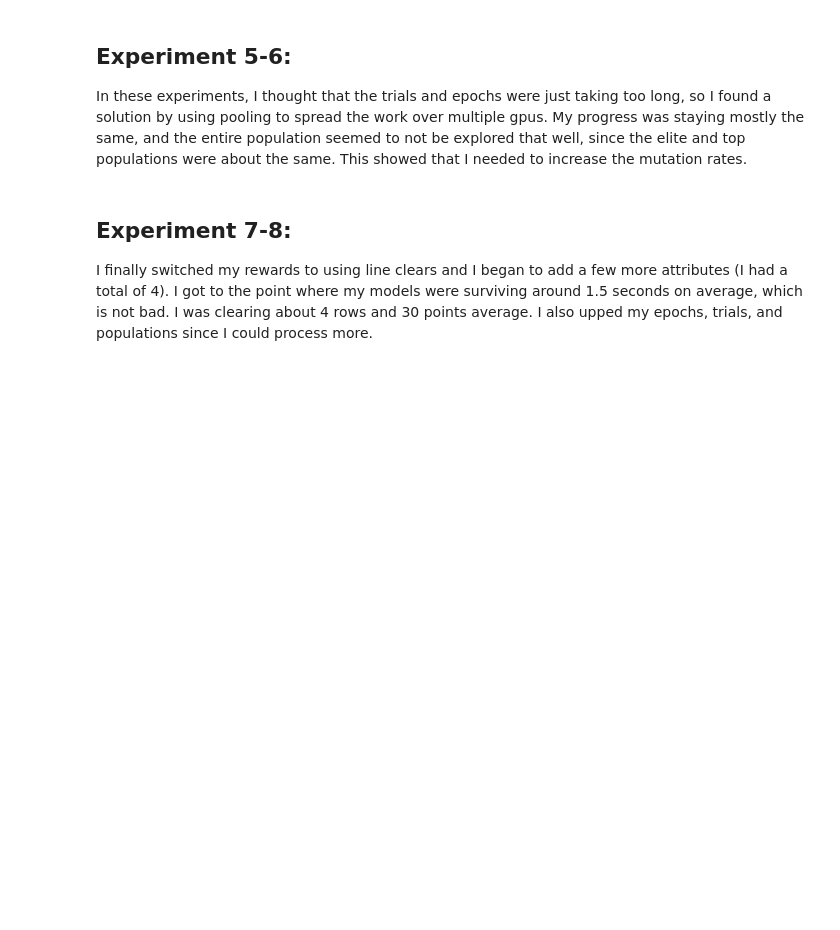
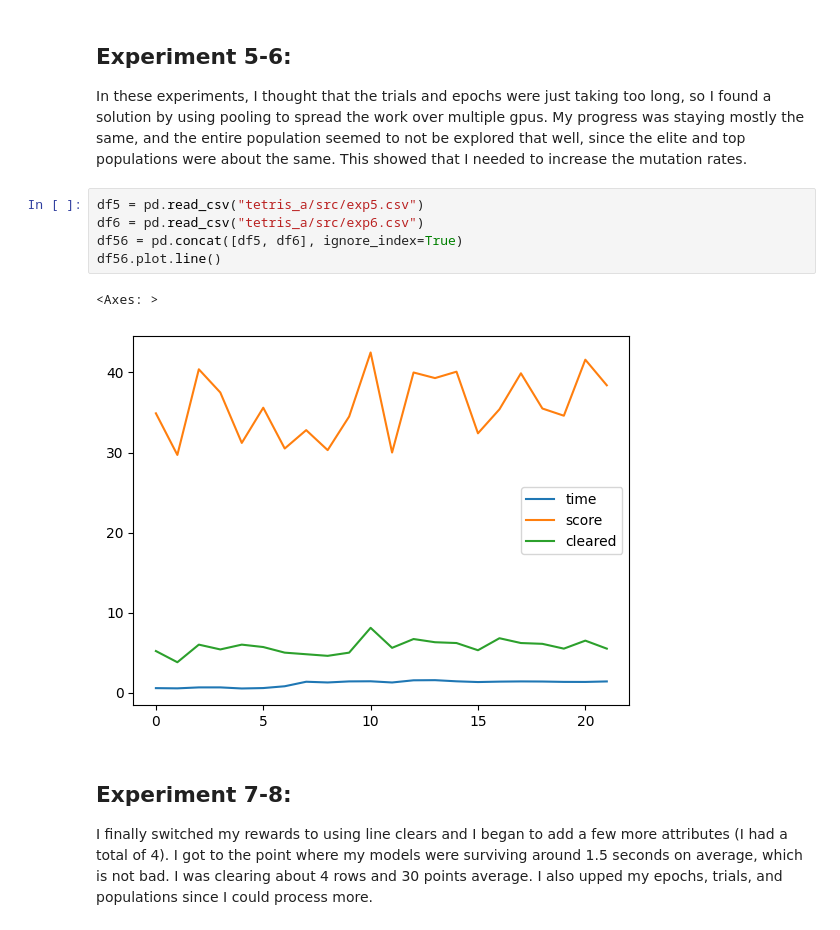
Before and after one commit to Kyra15/MachineLearningAHS, a Jupyter notebook: Project_6/Project_6.ipynb, the cells around one changed output. Drawn from its saved outputs; the diff is of its cells as text; blank space fills up the shorter version.

```diff
--- a/Project_6/Project_6.ipynb
+++ b/Project_6/Project_6.ipynb
@@ -208,6 +220,14 @@ Most of my data was similar to the last run. However, there was a lot more varia
 ## Experiment 5-6:
 
 In these experiments, I thought that the trials and epochs were just taking too long, so I found a solution by using pooling to spread the work over multiple gpus. My progress was staying mostly the same, and the entire population seemed to not be explored that well, since the elite and top populations were about the same. This showed that I needed to increase the mutation rates.
+# %%
+df5 = pd.read_csv("tetris_a/src/exp5.csv")
+df6 = pd.read_csv("tetris_a/src/exp6.csv")
+df56 = pd.concat([df5, df6], ignore_index=True)
+df56.plot.line()
+# %% [output]
+<Axes: >
+[figure, added]
 # %% [markdown]
 ## Experiment 7-8:
 
```
Also changed, not shown: parts of 21 cells of this notebook, 2 other files.
